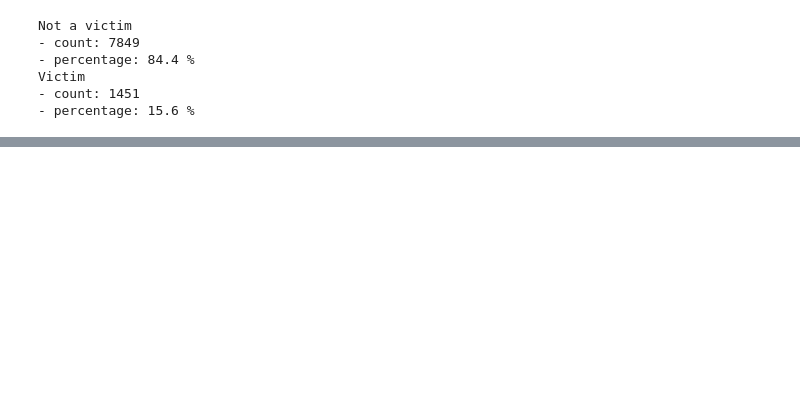
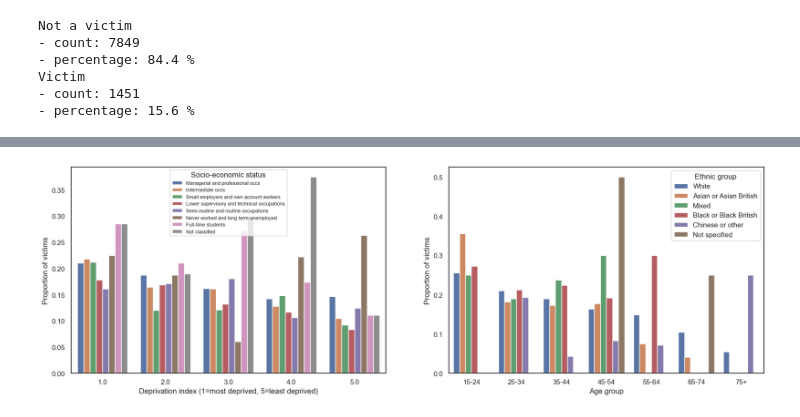
Before and after one commit to Tedodor423/bms-collab-notebooks, a Jupyter notebook: stats/1.3_DataWrangling/1.3_Assignment_DavidTheodorNimrichtr.ipynb, the cells around one changed output, grey strips where cells are left out. Saved outputs shown, nothing was run; the diff lists cells and outputs as text; code cells hidden in the pictures; blank space fills up the shorter version.

```diff
--- a/stats/1.3_DataWrangling/1.3_Assignment_DavidTheodorNimrichtr.ipynb
+++ b/stats/1.3_DataWrangling/1.3_Assignment_DavidTheodorNimrichtr.ipynb
@@ -321,0 +171,33 @@ We note that these variables take positive and negative values
+# %%
+crime["SES_str"] = crime.SES.astype(str)
+
+plt.figure(figsize=(20,6))
+plt.subplot(1,2,1)
+
+sns.barplot(crime.sort_values(by="SES_str"), x="DeprivationIndex", hue="SES_str", y="Victim", estimator="mean", errorbar=None)
+
+
+plt.ylabel("Proportion of victims")
+plt.xlabel("Deprivation index (1=most deprived, 5=least deprived)")
+plt.legend(title="Socio-economic status", fontsize=8, loc='upper center',
+             labels= [
+                    "Managerial and professional occs",
+                    "Intermediate occs",
+                    "Small employers and own account workers",
+                    "Lower supervisory and technical occupations",
+                    "Semi-routine and routine occupations",
+                    "Never worked and long term unemployed",
+                    "Full-time students",
+                    "Not classified"])
+
+plt.subplot(1,2,2)
+sns.barplot(crime, x='AgeGroup', y='Victim', hue='EthnicGroup', estimator='mean', errorbar=None)
+plt.xticks(ticks=range(7), labels=agegroup_bins)
+
+plt.ylabel("Proportion of victims")
+plt.xlabel("Age group")
+plt.legend(title="Ethnic group")
+
+plt.show()
+# %% [output]
+[figure, added]
```
Also changed, not shown: parts of 56 cells of this notebook.
